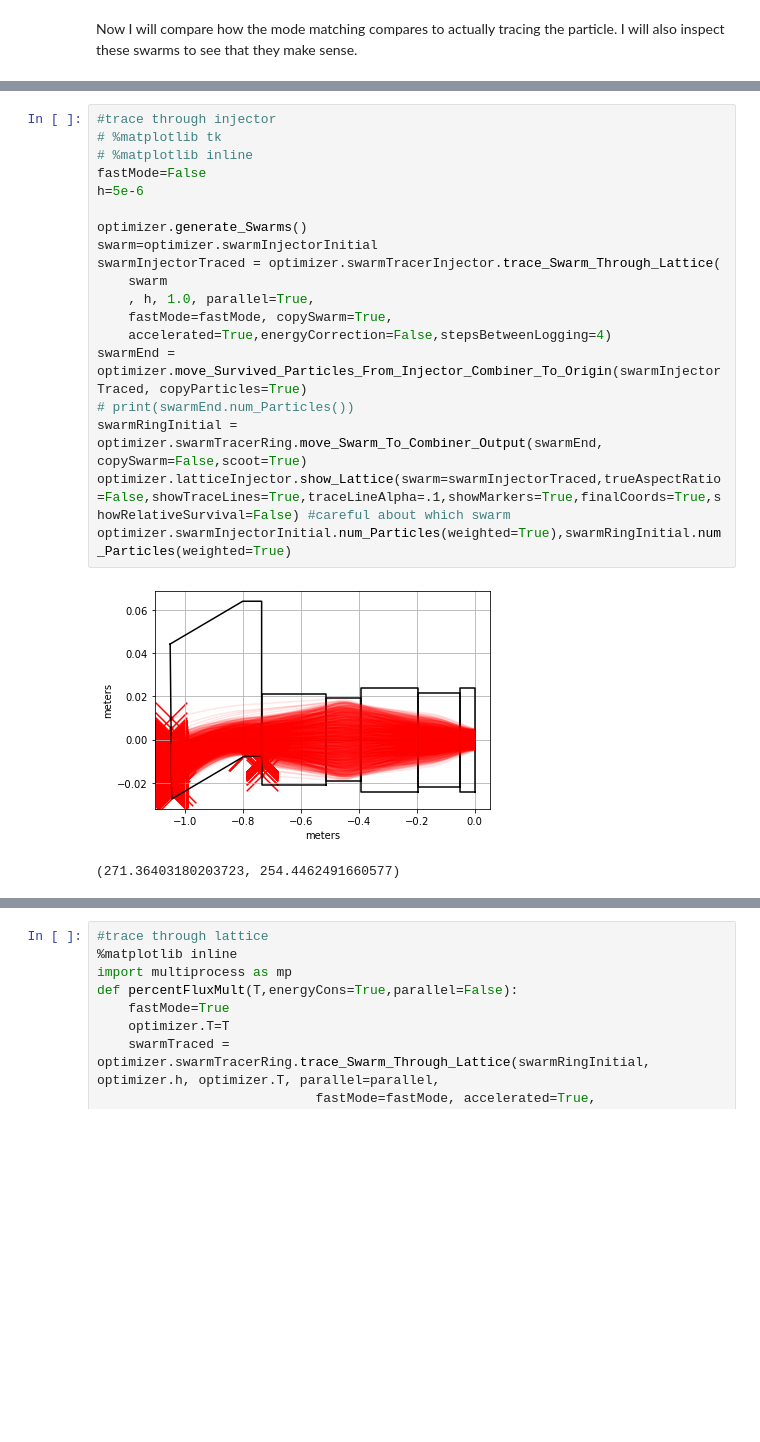
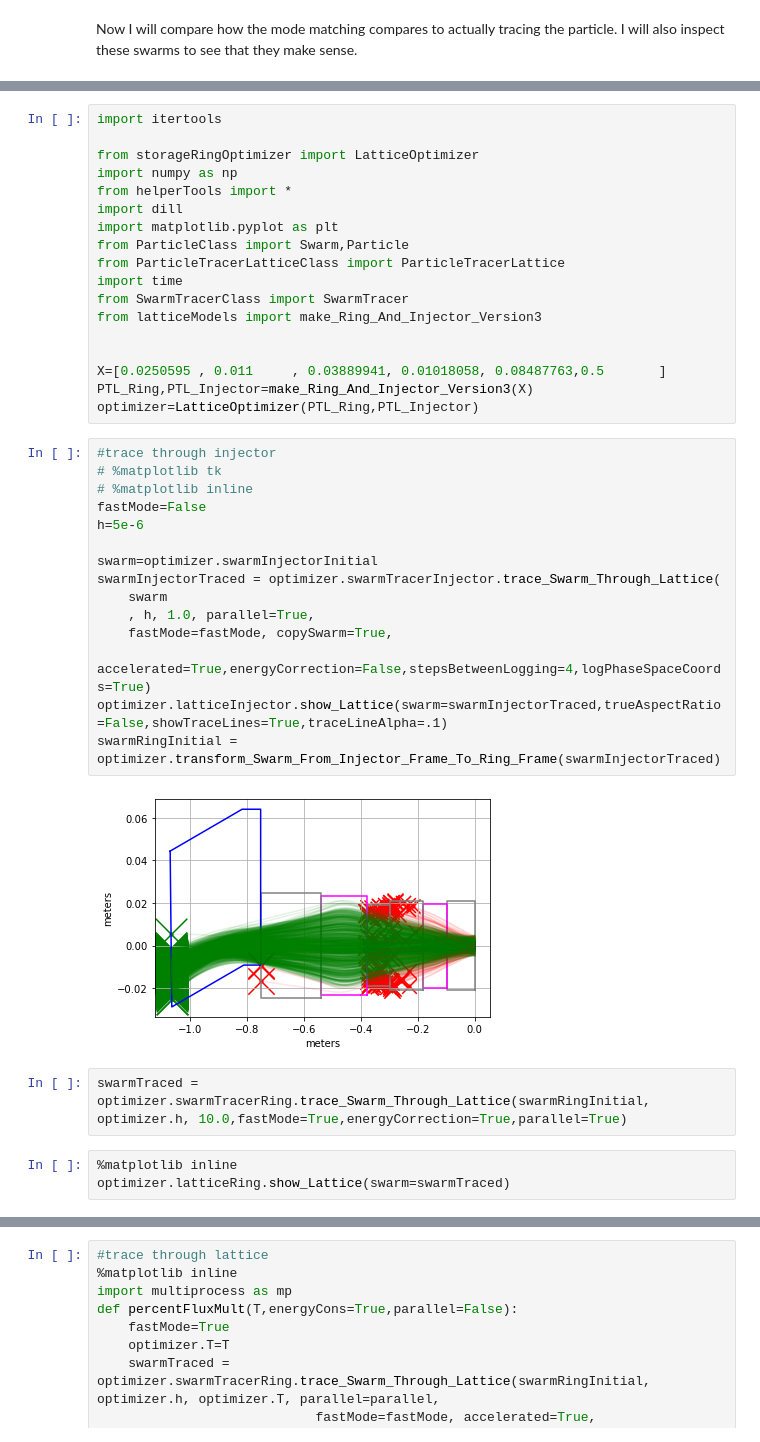
Before and after one commit to BillyTheKidPhysicist/storageRing, a Jupyter notebook: storageRingModel/analyzeOptimizationResults.ipynb, the cells around one changed output, grey strips where cells are left out. Saved outputs shown, nothing was run; the diff lists cells and outputs as text; blank space fills up the shorter version.

```diff
--- a/storageRingModel/analyzeOptimizationResults.ipynb
+++ b/storageRingModel/analyzeOptimizationResults.ipynb
@@ -64,22 +5,40 @@ optimizer.generate_Swarms()
+# %%
+import itertools
+
+from storageRingOptimizer import LatticeOptimizer
+import numpy as np
+from helperTools import *
+import dill
+import matplotlib.pyplot as plt
+from ParticleClass import Swarm,Particle
+from ParticleTracerLatticeClass import ParticleTracerLattice
+import time
+from SwarmTracerClass import SwarmTracer
+from latticeModels import make_Ring_And_Injector_Version3
+
+
+X=[0.0250595 , 0.011     , 0.03889941, 0.01018058, 0.08487763,0.5       ]
+PTL_Ring,PTL_Injector=make_Ring_And_Injector_Version3(X)
+optimizer=LatticeOptimizer(PTL_Ring,PTL_Injector)
 # %%
 #trace through injector
 # %matplotlib tk
 # %matplotlib inline
 fastMode=False
 h=5e-6
 
-optimizer.generate_Swarms()
 swarm=optimizer.swarmInjectorInitial
 swarmInjectorTraced = optimizer.swarmTracerInjector.trace_Swarm_Through_Lattice(
     swarm
     , h, 1.0, parallel=True,
     fastMode=fastMode, copySwarm=True,
-    accelerated=True,energyCorrection=False,stepsBetweenLogging=4)
-swarmEnd = optimizer.move_Survived_Particles_From_Injector_Combiner_To_Origin(swarmInjectorTraced, copyParticles=True)
-# print(swarmEnd.num_Particles())
-swarmRingInitial = optimizer.swarmTracerRing.move_Swarm_To_Combiner_Output(swarmEnd, copySwarm=False,scoot=True)
-optimizer.latticeInjector.show_Lattice(swarm=swarmInjectorTraced,trueAspectRatio=False,showTraceLines=True,traceLineAlpha=.1,showMarkers=True,finalCoords=True,showRelativeSurvival=False) #careful about which swarm
-optimizer.swarmInjectorInitial.num_Particles(weighted=True),swarmRingInitial.num_Particles(weighted=True)
+    accelerated=True,energyCorrection=False,stepsBetweenLogging=4,logPhaseSpaceCoords=True)
+optimizer.latticeInjector.show_Lattice(swarm=swarmInjectorTraced,trueAspectRatio=False,showTraceLines=True,traceLineAlpha=.1)
+swarmRingInitial = optimizer.transform_Swarm_From_Injector_Frame_To_Ring_Frame(swarmInjectorTraced)
 # %% [output]
-[figure, old version]
+[figure, new version]
-(271.36403180203723, 254.4462491660577)
+# %%
+swarmTraced = optimizer.swarmTracerRing.trace_Swarm_Through_Lattice(swarmRingInitial, optimizer.h, 10.0,fastMode=True,energyCorrection=True,parallel=True)
+# %%
+%matplotlib inline
+optimizer.latticeRing.show_Lattice(swarm=swarmTraced)
```
Also changed, not shown: parts of 26 cells of this notebook, 9 other files.
